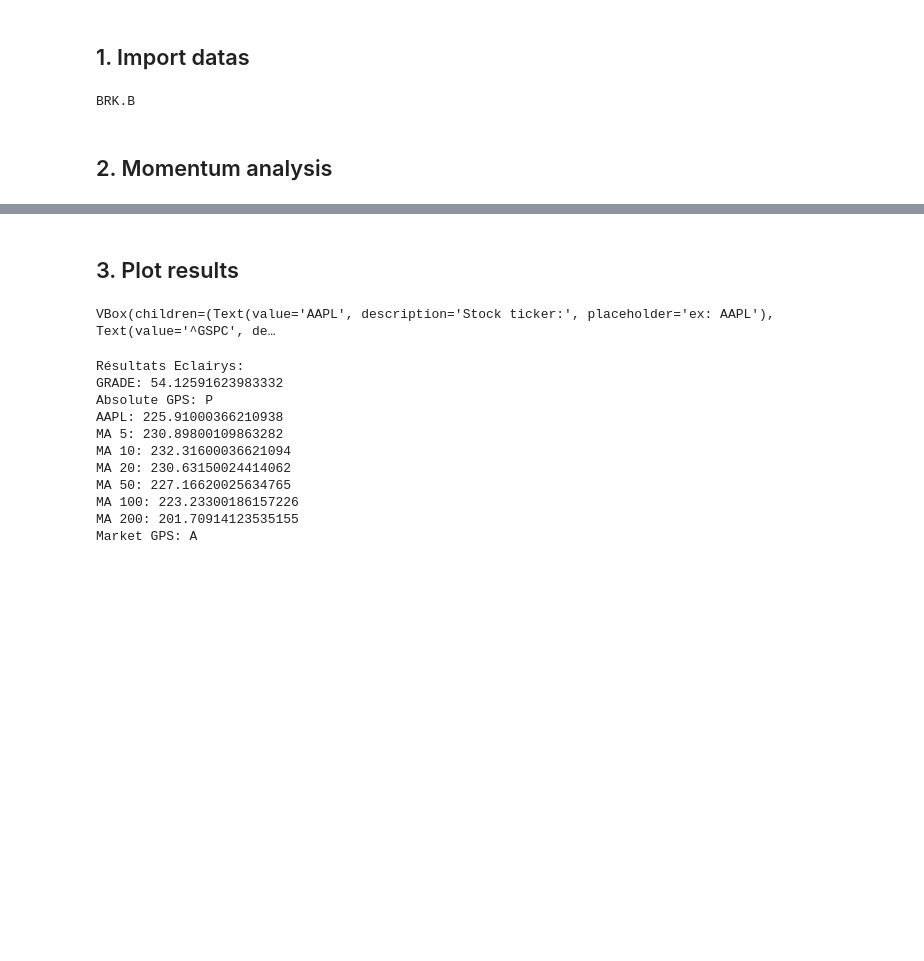
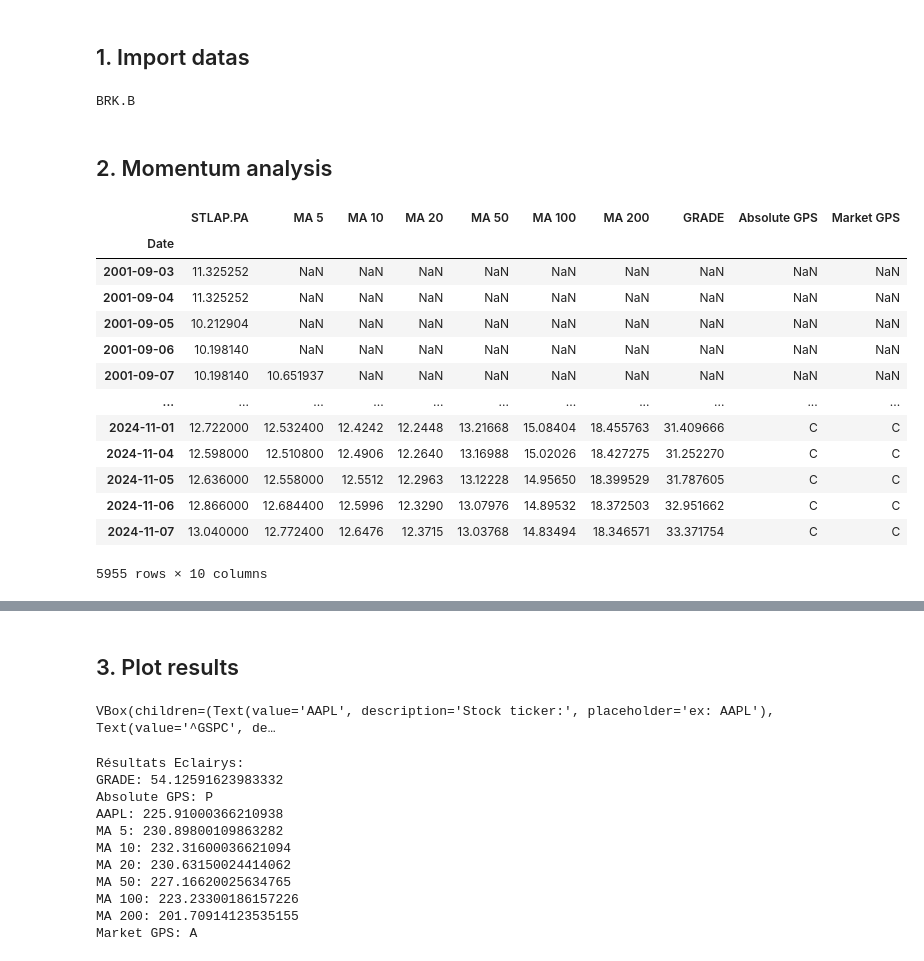
Before and after one commit to SuperWD40/Groupe_bancaire_Student_challenge, a Jupyter notebook: eclairys_analysis.ipynb, the cells around one changed output, grey strips where cells are left out. Saved outputs shown, nothing was run; the diff lists cells and outputs as text; code cells hidden in the pictures; blank space fills up the shorter version.

Commit message:
update eclairys

```diff
--- a/eclairys_analysis.ipynb
+++ b/eclairys_analysis.ipynb
@@ -285,4 +285,23 @@ def eclairys_v2(stock_ticker, market_ticker, short_period=[5, 10, 20], long_peri
 
     # Combine stock and market GPS indicators into a single DataFrame
     output = pd.concat([stock_df, market_gps], axis=1)
+    columns = [stock_ticker] + list(MA_df.columns) + ['GRADE', 'Absolute GPS', 'Market GPS']
+    output = output.reindex(columns=columns)
     return output
+# %%
+eclairys_v2('STLAP.PA', '^FCHI')
+# %% [output]
+|  | STLAP.PA | MA 5 | MA 10 | MA 20 | MA 50 | MA 100 | MA 200 | GRADE | Absolute GPS | Market GPS |
+| Date |  |  |  |  |  |  |  |  |  |  |
+| 2001-09-03 | 11.325252 | NaN | NaN | NaN | NaN | NaN | NaN | NaN | NaN | NaN |
+| 2001-09-04 | 11.325252 | NaN | NaN | NaN | NaN | NaN | NaN | NaN | NaN | NaN |
+| 2001-09-05 | 10.212904 | NaN | NaN | NaN | NaN | NaN | NaN | NaN | NaN | NaN |
+| 2001-09-06 | 10.198140 | NaN | NaN | NaN | NaN | NaN | NaN | NaN | NaN | NaN |
+| 2001-09-07 | 10.198140 | 10.651937 | NaN | NaN | NaN | NaN | NaN | NaN | NaN | NaN |
+| ... | ... | ... | ... | ... | ... | ... | ... | ... | ... | ... |
+| 2024-11-01 | 12.722000 | 12.532400 | 12.4242 | 12.2448 | 13.21668 | 15.08404 | 18.455763 | 31.409666 | C | C |
+| 2024-11-04 | 12.598000 | 12.510800 | 12.4906 | 12.2640 | 13.16988 | 15.02026 | 18.427275 | 31.252270 | C | C |
+| 2024-11-05 | 12.636000 | 12.558000 | 12.5512 | 12.2963 | 13.12228 | 14.95650 | 18.399529 | 31.787605 | C | C |
+| 2024-11-06 | 12.866000 | 12.684400 | 12.5996 | 12.3290 | 13.07976 | 14.89532 | 18.372503 | 32.951662 | C | C |
+| 2024-11-07 | 13.040000 | 12.772400 | 12.6476 | 12.3715 | 13.03768 | 14.83494 | 18.346571 | 33.371754 | C | C |
+5955 rows × 10 columns
```
Also changed, not shown: parts of 3 cells of this notebook.
